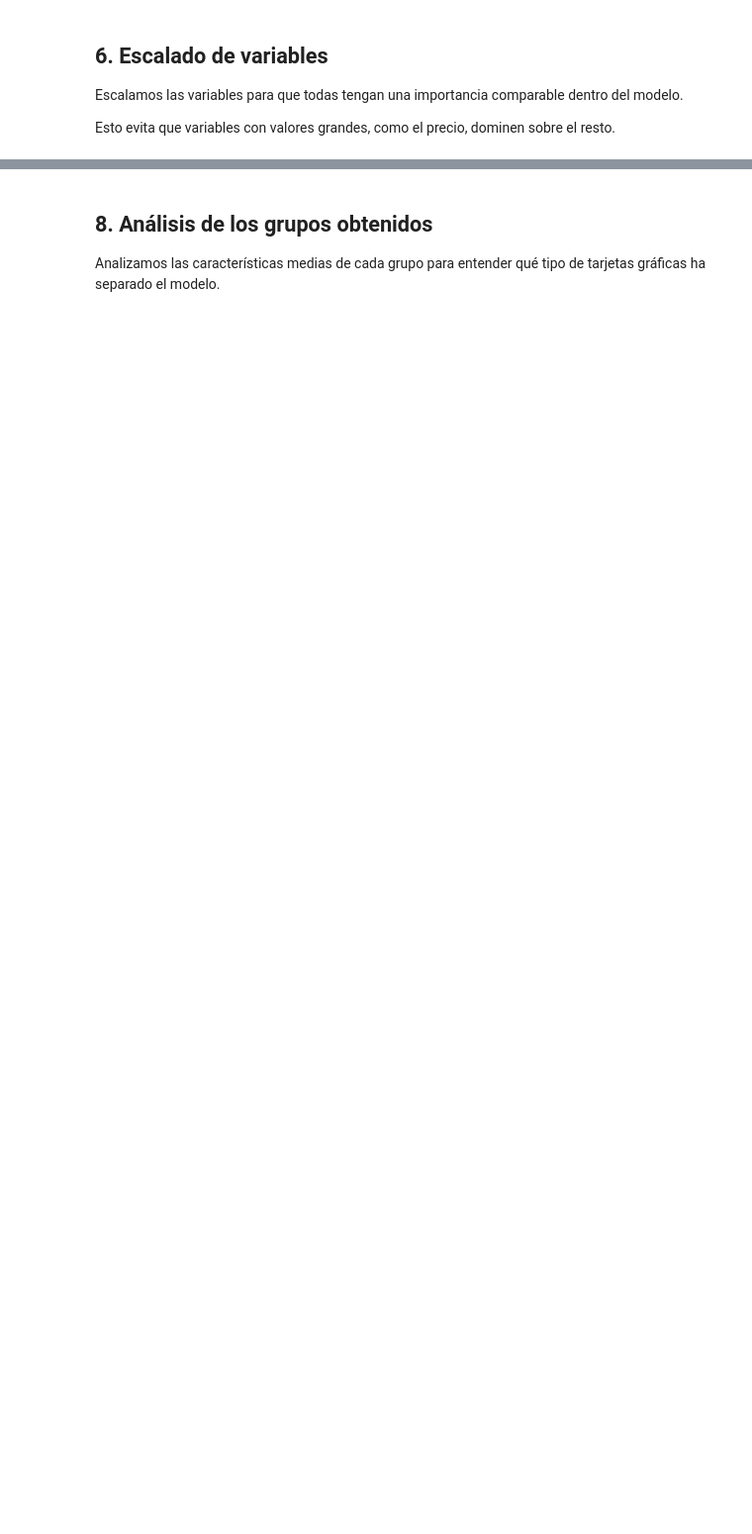
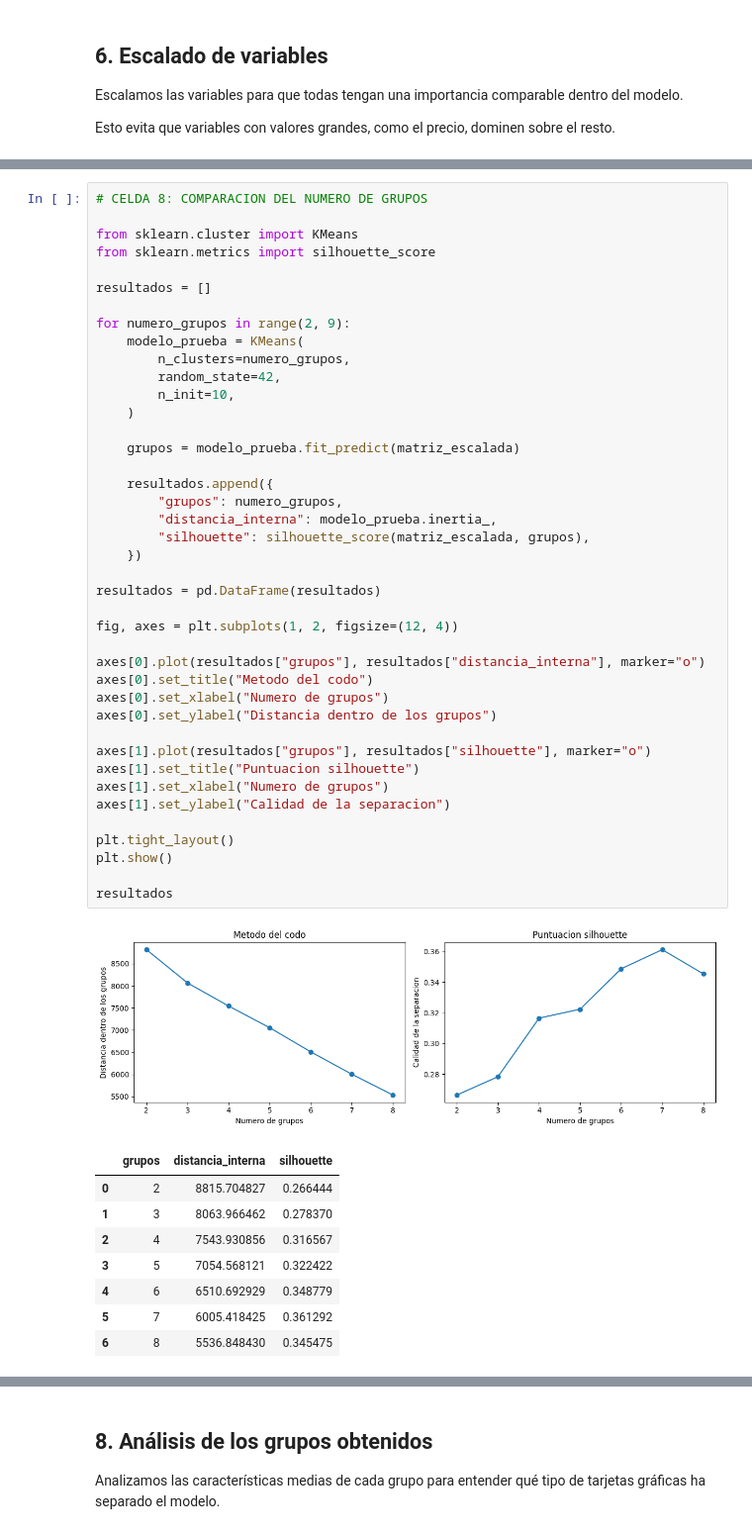
Before and after one commit to raulruizproyectos/pccomponentes-ml-analysis, a Jupyter notebook: notebooks/08_preparacion_modelo_gpu.ipynb, the cells around one changed output, grey strips where cells are left out. Shown at 99% size. Saved outputs shown, nothing was run; the diff lists cells and outputs as text; blank space fills up the shorter version.

```diff
--- a/notebooks/08_preparacion_modelo_gpu.ipynb
+++ b/notebooks/08_preparacion_modelo_gpu.ipynb
@@ -205 +223,52 @@ matriz_escalada.shape
+# %%
+# CELDA 8: COMPARACION DEL NUMERO DE GRUPOS
+
+from sklearn.cluster import KMeans
+from sklearn.metrics import silhouette_score
+
+resultados = []
+
+for numero_grupos in range(2, 9):
+    modelo_prueba = KMeans(
+        n_clusters=numero_grupos,
+        random_state=42,
+        n_init=10,
+    )
+
+    grupos = modelo_prueba.fit_predict(matriz_escalada)
+
+    resultados.append({
+        "grupos": numero_grupos,
+        "distancia_interna": modelo_prueba.inertia_,
+        "silhouette": silhouette_score(matriz_escalada, grupos),
+    })
+
+resultados = pd.DataFrame(resultados)
+
+fig, axes = plt.subplots(1, 2, figsize=(12, 4))
+
+axes[0].plot(resultados["grupos"], resultados["distancia_interna"], marker="o")
+axes[0].set_title("Metodo del codo")
+axes[0].set_xlabel("Numero de grupos")
+axes[0].set_ylabel("Distancia dentro de los grupos")
+
+axes[1].plot(resultados["grupos"], resultados["silhouette"], marker="o")
+axes[1].set_title("Puntuacion silhouette")
+axes[1].set_xlabel("Numero de grupos")
+axes[1].set_ylabel("Calidad de la separacion")
+
+plt.tight_layout()
+plt.show()
+
+resultados
+# %% [output]
+[figure, added]
+|  | grupos | distancia_interna | silhouette |
+| 0 | 2 | 8815.704827 | 0.266444 |
+| 1 | 3 | 8063.966462 | 0.278370 |
+| 2 | 4 | 7543.930856 | 0.316567 |
+| 3 | 5 | 7054.568121 | 0.322422 |
+| 4 | 6 | 6510.692929 | 0.348779 |
+| 5 | 7 | 6005.418425 | 0.361292 |
+| 6 | 8 | 5536.848430 | 0.345475 |
 # %% [markdown]
```
Also changed, not shown: parts of 22 cells of this notebook, 8 other files.
